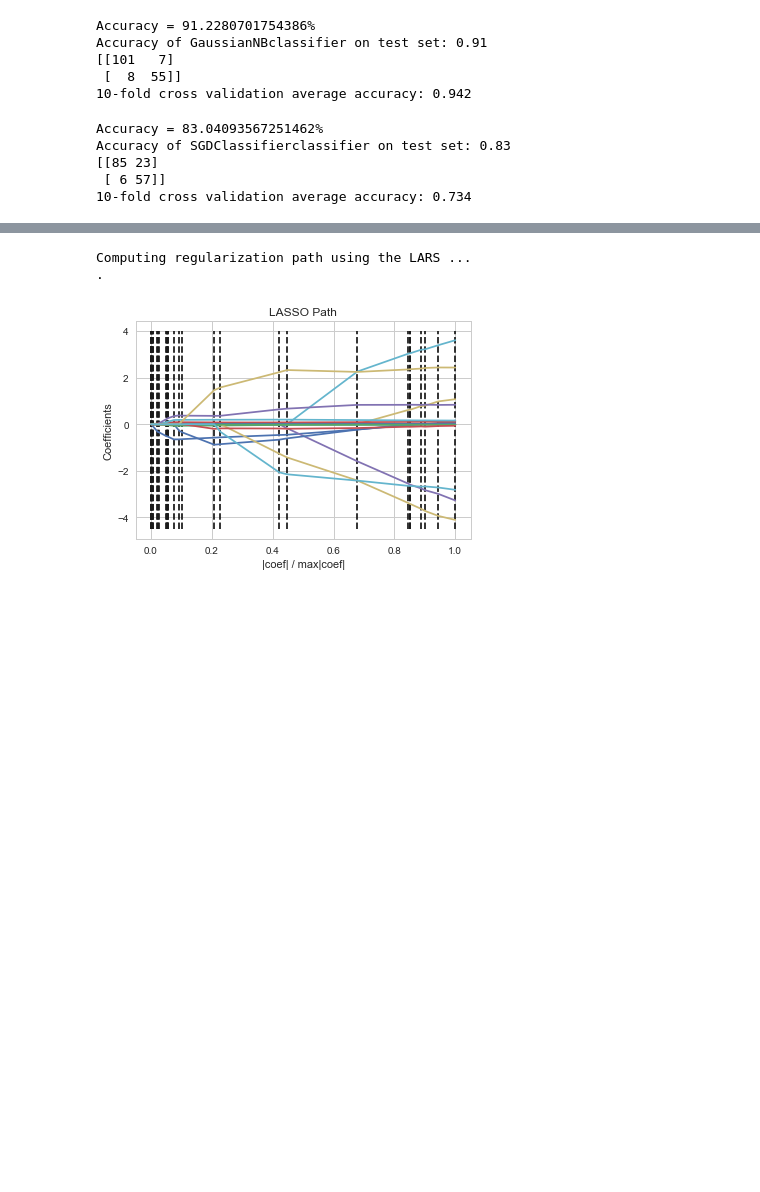
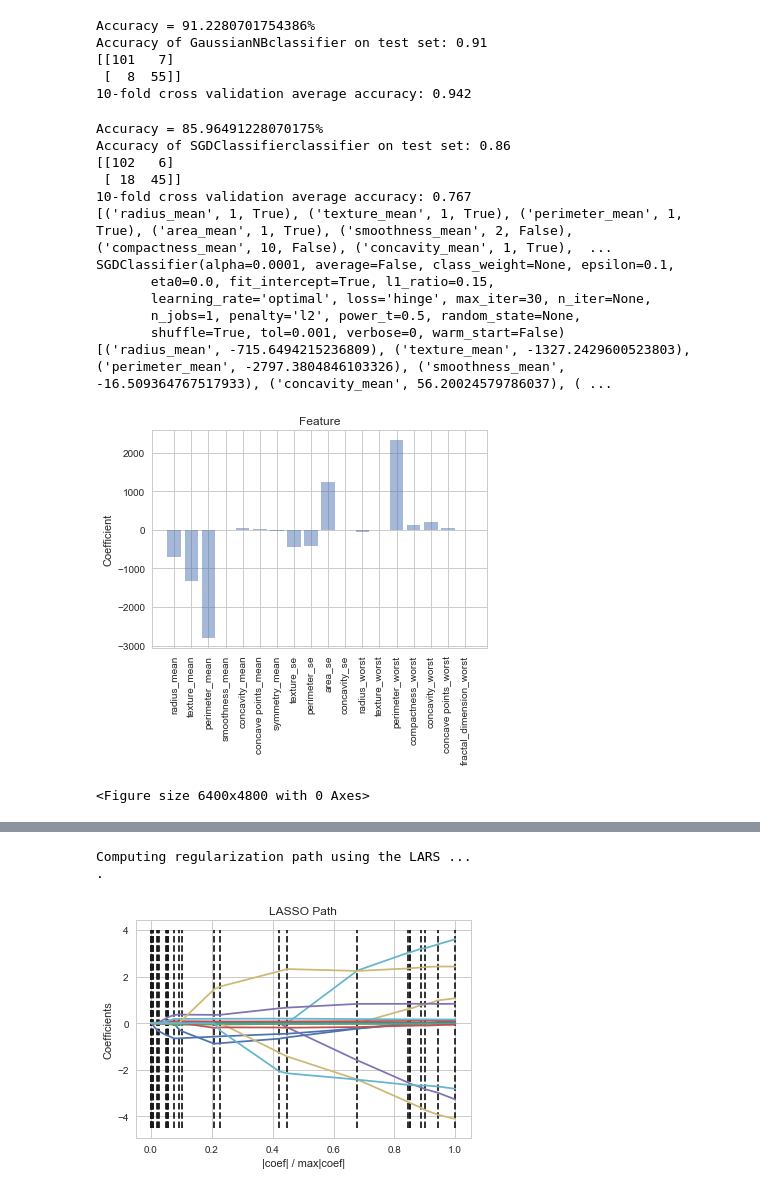
Before and after one commit to bekkblando/wisconsin_data, a Jupyter notebook: Testing.ipynb, the cells around one changed output, grey strips where cells are left out. Saved outputs shown, nothing was run; the diff lists cells and outputs as text; code cells hidden in the pictures; blank space fills up the shorter version.

```diff
--- a/Testing.ipynb
+++ b/Testing.ipynb
@@ -252,18 +300,29 @@ Accuracy of GaussianNBclassifier on test set: 0.91
 # %%
 # SGD Classifier
 clf = linear_model.SGDClassifier(max_iter=30, tol=1e-3)
 clf.fit(X_train, y_train)
 
 print_accuracy(clf.predict)
 
 gen_confusion(clf, X_test)
 gen_kfold(linear_model.SGDClassifier(max_iter=100, tol=1e-3), X_train, y_train)
+gen_rfe(linear_model.SGDClassifier(max_iter=30, tol=1e-3))
+plot_coef_feature(clf.coef_[0])
 # %% [output]
-Accuracy = 83.04093567251462%
-Accuracy of SGDClassifierclassifier on test set: 0.83
-[[85 23]
- [ 6 57]]
-10-fold cross validation average accuracy: 0.734
+Accuracy = 85.96491228070175%
+Accuracy of SGDClassifierclassifier on test set: 0.86
+[[102   6]
+ [ 18  45]]
+10-fold cross validation average accuracy: 0.767
+[('radius_mean', 1, True), ('texture_mean', 1, True), ('perimeter_mean', 1, True), ('area_mean', 1, True), ('smoothness_mean', 2, False), ('compactness_mean', 10, False), ('concavity_mean', 1, True),  ...
+SGDClassifier(alpha=0.0001, average=False, class_weight=None, epsilon=0.1,
+       eta0=0.0, fit_intercept=True, l1_ratio=0.15,
+       learning_rate='optimal', loss='hinge', max_iter=30, n_iter=None,
+       n_jobs=1, penalty='l2', power_t=0.5, random_state=None,
+       shuffle=True, tol=0.001, verbose=0, warm_start=False)
+[('radius_mean', -715.6494215236809), ('texture_mean', -1327.2429600523803), ('perimeter_mean', -2797.3804846103326), ('smoothness_mean', -16.509364767517933), ('concavity_mean', 56.20024579786037), ( ...
+[figure, added]
+<Figure size 6400x4800 with 0 Axes>
 # %%
 # Perceptron
 iteration = 10
```
Also changed, not shown: parts of 13 cells of this notebook.
